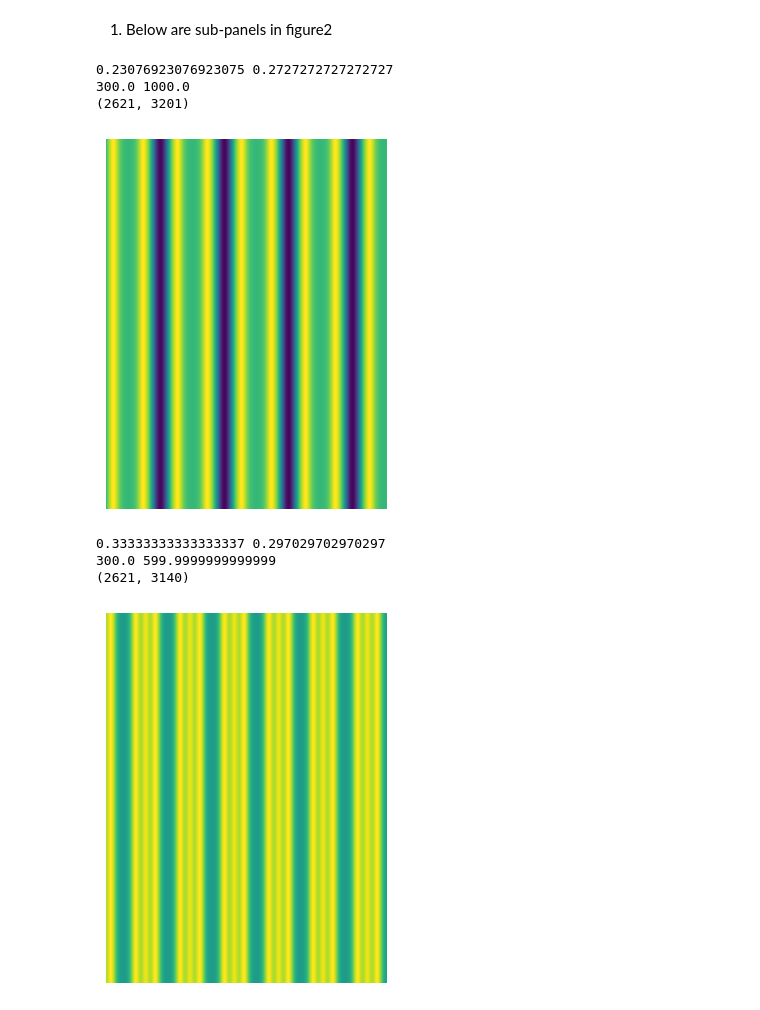
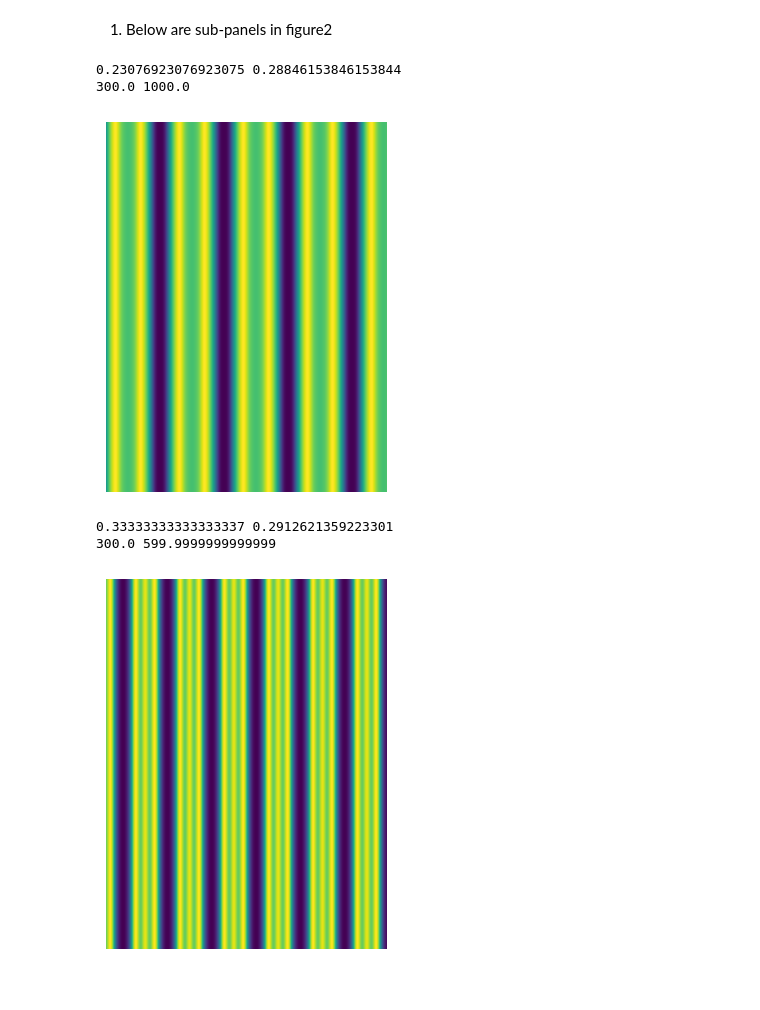
Before and after one commit to alchem0x2A/nanolitho, a Jupyter notebook: manuscript_figs/fig2-slit-interference.ipynb, the cells around one changed output. Saved outputs shown, nothing was run; the diff lists cells and outputs as text; code cells hidden in the pictures.

```diff
--- a/manuscript_figs/fig2-slit-interference.ipynb
+++ b/manuscript_figs/fig2-slit-interference.ipynb
@@ -12,6 +11,12 @@ from pathlib import Path
 %mkdir -p subfigs-Fig2-FigS5
 # %% [markdown]
 `plot_line` renders the top-viewed line interference and corresponding height profiles in tiff formats. For post-processing of the tiff files, a 3D engine like [Gwyddion](http://gwyddion.net) is required. The tiff files will be generated under `subfigs-Fig2-FigS5`.
+# %%
+def lambda_to_s(l1, l2, R):
+    """Function to translate (\lambda_1, \lambda_2) to (s_1, s_2)"""
+    s1 = 2 * R / (1 / l2 - 1)
+    s2 = s1 / l1 - s1
+    return s1, s2
 # %%
 def plot_line(
     ax,
@@ -71,15 +66,8 @@ def plot_line(
-# %%
-def lambda_to_s(l1, l2, R):
-    """Function to translate (\lambda_1, \lambda_2) to (s_1, s_2)
-    """
-    s1 = 2 * R / (1 / l2 - 1)
-    s2 = s1 / l1 - s1
-    return s1, s2
 # %% [markdown]
 1. Below are sub-panels in figure2
 # %%
 # Fully separated case
-offset = 400 * nm
+offset = 370 * nm
 s1 = 300 * nm
 s2 = 1000 * nm
 l1 = s1 / (s1 + s2)
@@ -87,46 +75,44 @@ l2 = s1 / (offset * 2 + s1)
 print(l1, l2)
 s1, s2 = lambda_to_s(l1, l2, R=offset)
 print(s1 / nm, s2 / nm)
-system = plot_line(plt.gca(),
-                   s1=s1,
-                   s2=s2,
-                   offset=offset,
-                   diffusion=50 * nm,
-                   n_pts=360,
-                   cmap="viridis",
-                   angle_offset=90,
-                   default_h=5 * nm,
-                   lim=(2.8 * um, 8.5 * um, 1.0 * um, 8.5 * um))
-system.save_tiff(h=5 * nm,
-                 fname=f"subfigs-Fig2-FigS5/fitting_l1-{l1:.2f}_l2-{l2:.2f}.tiff")
+system, repeat = plot_line(
+    plt.gca(),
+    s1=s1,
+    s2=s2,
+    offset=offset,
+    diffusion=50 * nm,
+    n_pts=360,
+    cmap="viridis",
+    lim=(2.8 * um, 8.5 * um, 1.0 * um, 8.5 * um),
+)
+# fname=f"subfigs-Fig2-FigS5/fitting_l1-{l1:.2f}_l2-{l2:.2f}.tiff"
+# system.save_tiff(fname=fname, repeat=repeat)
 # %% [output]
-0.23076923076923075 0.2727272727272727
+0.23076923076923075 0.28846153846153844
 300.0 1000.0
-(2621, 3201)
 [figure]
 # %%
 # Sawtooth pattern
-offset = 355 * nm
+offset = 365 * nm
 s1 = 300 * nm
 s2 = 600 * nm
 l1 = s1 / (s1 + s2)
 l2 = s1 / (offset * 2 + s1)
 print(l1, l2)
 s1, s2 = lambda_to_s(l1, l2, R=offset)
 print(s1 / nm, s2 / nm)
-system = plot_line(plt.gca(),
-                   s1=s1,
-                   s2=s2,
-                   offset=offset,
-                   diffusion=50 * nm,
-                   n_pts=360,
-                   cmap="viridis",
-                   angle_offset=90,
-                   default_h=5 * nm,
-                   lim=(2.8 * um, 8.5 * um, 1.0 * um, 8.5 * um))
-system.save_tiff(h=5 * nm, fname=f"subfigs-Fig2-FigS5/fitting_l1-{l1:.2f}_l2-{l2:.2f}.tiff")
+system = plot_line(
+    plt.gca(),
+    s1=s1,
+    s2=s2,
+    offset=offset,
+    diffusion=50 * nm,
+    n_pts=360,
+    cmap="viridis",
+    lim=(2.8 * um, 8.5 * um, 1.0 * um, 8.5 * um),
+)
+# system.save_tiff(fname=f"subfigs-Fig2-FigS5/fitting_l1-{l1:.2f}_l2-{l2:.2f}.tiff")
 # %% [output]
-0.33333333333333337 0.297029702970297
+0.33333333333333337 0.2912621359223301
 300.0 599.9999999999999
-(2621, 3140)
-[figure, old version]
+[figure, new version]
```
Also changed, not shown: parts of 11 cells of this notebook, 2 other files.
